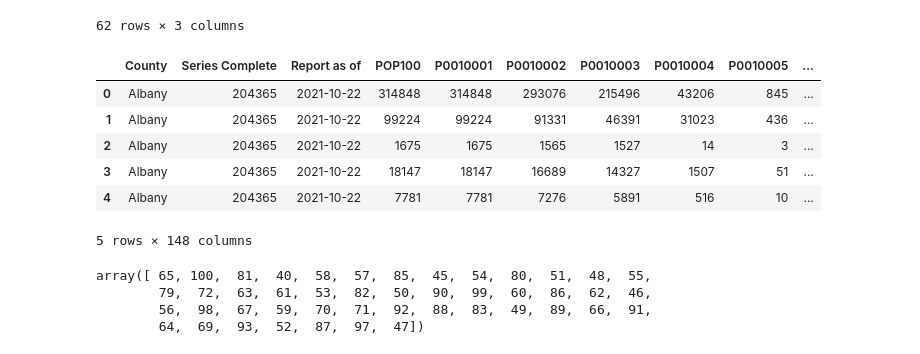
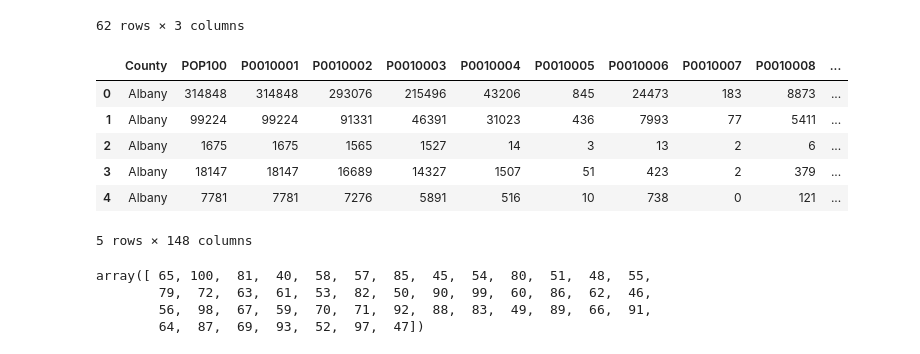
Before and after one commit to Anoobis5/COVID_GeoJSON_FinalProject, a Jupyter notebook: COVID_Vax_Prediction.ipynb, the cells around one changed output. Drawn from its saved outputs; the diff is of its cells as text; code cells hidden in the pictures.

```diff
--- a/COVID_Vax_Prediction.ipynb
+++ b/COVID_Vax_Prediction.ipynb
@@ -6,13 +6,15 @@ from sklearn.model_selection import train_test_split
 from sklearn.preprocessing import StandardScaler,OneHotEncoder
 import pandas as pd
 import tensorflow as tf
+import matplotlib.pyplot as plt
+from sklearn.linear_model import LinearRegression
 
 #  Import and read the charity_data.csv.
 import pandas as pd
 vax_df = pd.read_csv("sample_data/New_York_State_Statewide_COVID-19_Vaccination_Data_by_County.csv")
-demo_df = pd.read_csv("sample_data/Full_2020PL_noblocks_new.csv")
+demo_df = pd.read_csv("sample_data/Full_2020PL_noblocks.csv")
 vax_df.head()
-# demo_df.head()
+demo_df.head()
 # %% [output]
 |  | Region | County | First Dose | Series Complete | Report as of |
 | 0 | Capital Region | Albany | 69 | 0 | 2020-12-14 |
@@ -71,15 +73,15 @@ vax_df
 62 rows × 3 columns
 # %%
 # join files
-df = vax_df.merge(demo_df, how='inner',on='County')
+df = demo_df.merge(vax_df, how='inner',on='County')
 df.head()
 # %% [output]
-|  | County | Series Complete | Report as of | POP100 | P0010001 | P0010002 | P0010003 | P0010004 | P0010005 | ... |
-| 0 | Albany | 204365 | 2021-10-22 | 314848 | 314848 | 293076 | 215496 | 43206 | 845 | ... |
-| 1 | Albany | 204365 | 2021-10-22 | 99224 | 99224 | 91331 | 46391 | 31023 | 436 | ... |
-| 2 | Albany | 204365 | 2021-10-22 | 1675 | 1675 | 1565 | 1527 | 14 | 3 | ... |
-| 3 | Albany | 204365 | 2021-10-22 | 18147 | 18147 | 16689 | 14327 | 1507 | 51 | ... |
-| 4 | Albany | 204365 | 2021-10-22 | 7781 | 7781 | 7276 | 5891 | 516 | 10 | ... |
+|  | County | POP100 | P0010001 | P0010002 | P0010003 | P0010004 | P0010005 | P0010006 | P0010007 | P0010008 | ... |
+| 0 | Albany | 314848 | 314848 | 293076 | 215496 | 43206 | 845 | 24473 | 183 | 8873 | ... |
+| 1 | Albany | 99224 | 99224 | 91331 | 46391 | 31023 | 436 | 7993 | 77 | 5411 | ... |
+| 2 | Albany | 1675 | 1675 | 1565 | 1527 | 14 | 3 | 13 | 2 | 6 | ... |
+| 3 | Albany | 18147 | 18147 | 16689 | 14327 | 1507 | 51 | 423 | 2 | 379 | ... |
+| 4 | Albany | 7781 | 7781 | 7276 | 5891 | 516 | 10 | 738 | 0 | 121 | ... |
 5 rows × 148 columns
 # %%
 # Calculate Vax Rate
@@ -92,7 +94,7 @@ df['Vax_Rate'].unique()
 array([ 65, 100,  81,  40,  58,  57,  85,  45,  54,  80,  51,  48,  55,
         79,  72,  63,  61,  53,  82,  50,  90,  99,  60,  86,  62,  46,
         56,  98,  67,  59,  70,  71,  92,  88,  83,  49,  89,  66,  91,
-        64,  69,  93,  52,  87,  97,  47])
+        64,  87,  69,  93,  52,  97,  47])
 # %%
 # Drop the non-beneficial columns, County, First Dose, Series Complete, Report as of, Location
 df = df.drop(['County', 'Report as of'], axis=1)
```
Also changed, not shown: parts of 13 cells of this notebook, 4 other files.
